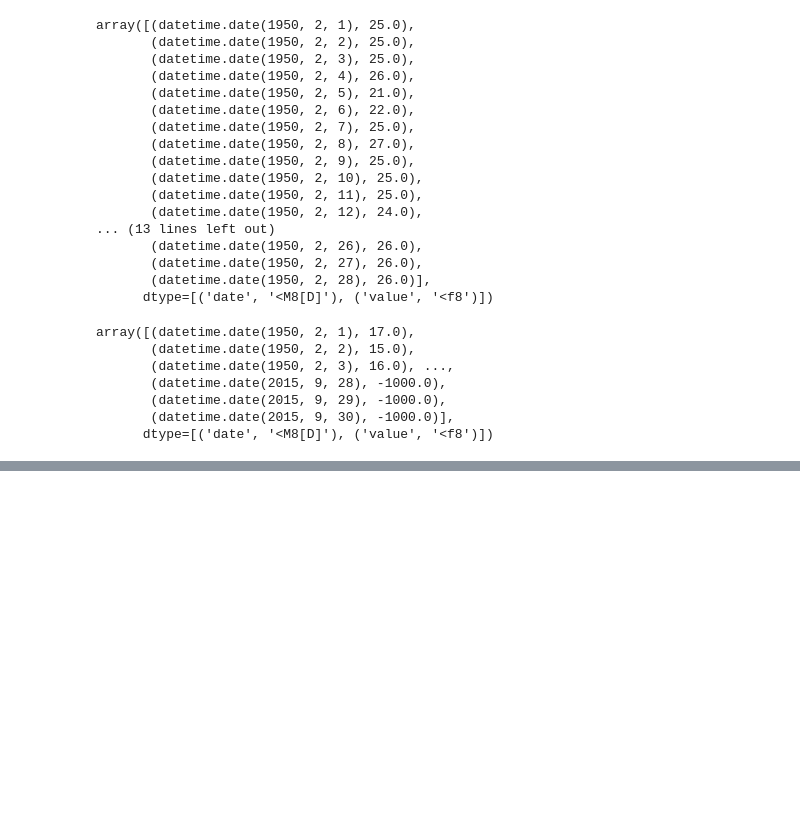
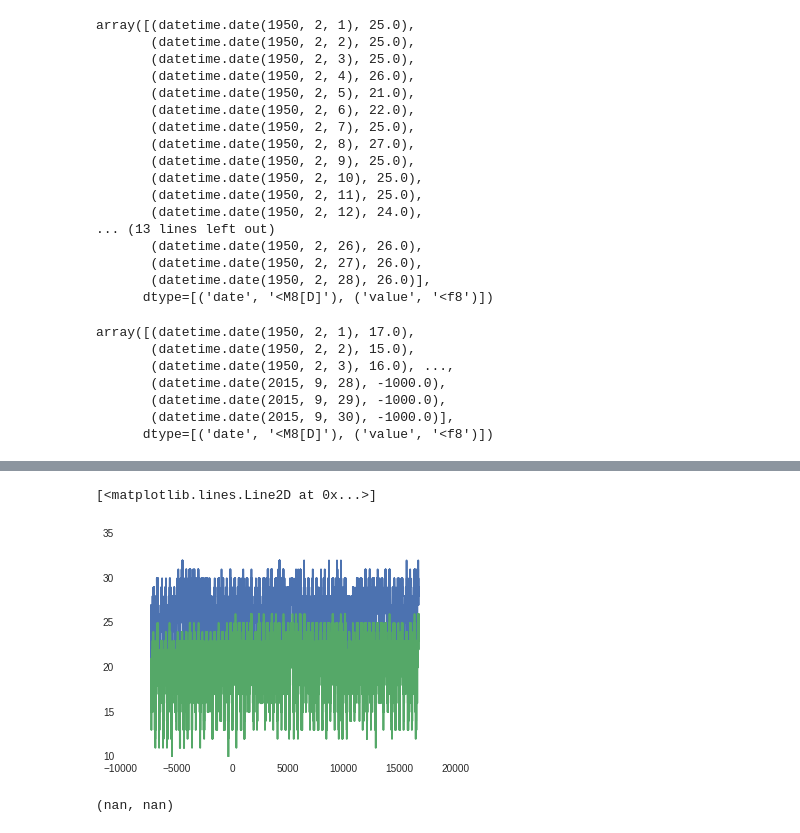
Before and after one commit to kwarodom/NumPyPanda, a Jupyter notebook: Ch5/05_04/05_04_missing_begin.ipynb, the cells around one changed output, grey strips where cells are left out. Cells and saved outputs as stored; diff of their text form; code cells hidden in the pictures; blank space fills up the shorter version.

```diff
--- a/Ch5/05_04/05_04_missing_begin.ipynb
+++ b/Ch5/05_04/05_04_missing_begin.ipynb
@@ -159,0 +168,20 @@ array([(datetime.date(1950, 2, 1), 17.0),
+# %%
+def getobs(filename,obs):
+    data = np.concatenate([unroll(row) for row in parsefile(filename) if row[2] == obs])
+
+    data['value'][data['value'] == -1000.0] = np.nan
+
+    return data
+# %%
+lihue_tmax = getobs('USW00022536.dly','TMAX')
+lihue_tmin = getobs('USW00022536.dly','TMIN')
+# %%
+pp.plot(lihue_tmax['date'],lihue_tmax['value'])
+pp.plot(lihue_tmin['date'],lihue_tmin['value'])
+# %% [output]
+[<matplotlib.lines.Line2D at 0x...>]
+[figure, added]
+# %%
+np.mean(lihue_tmin['value']), np.mean(lihue_tmax['value'])
+# %% [output]
+(nan, nan)
```
Also changed, not shown: parts of 11 cells of this notebook.
